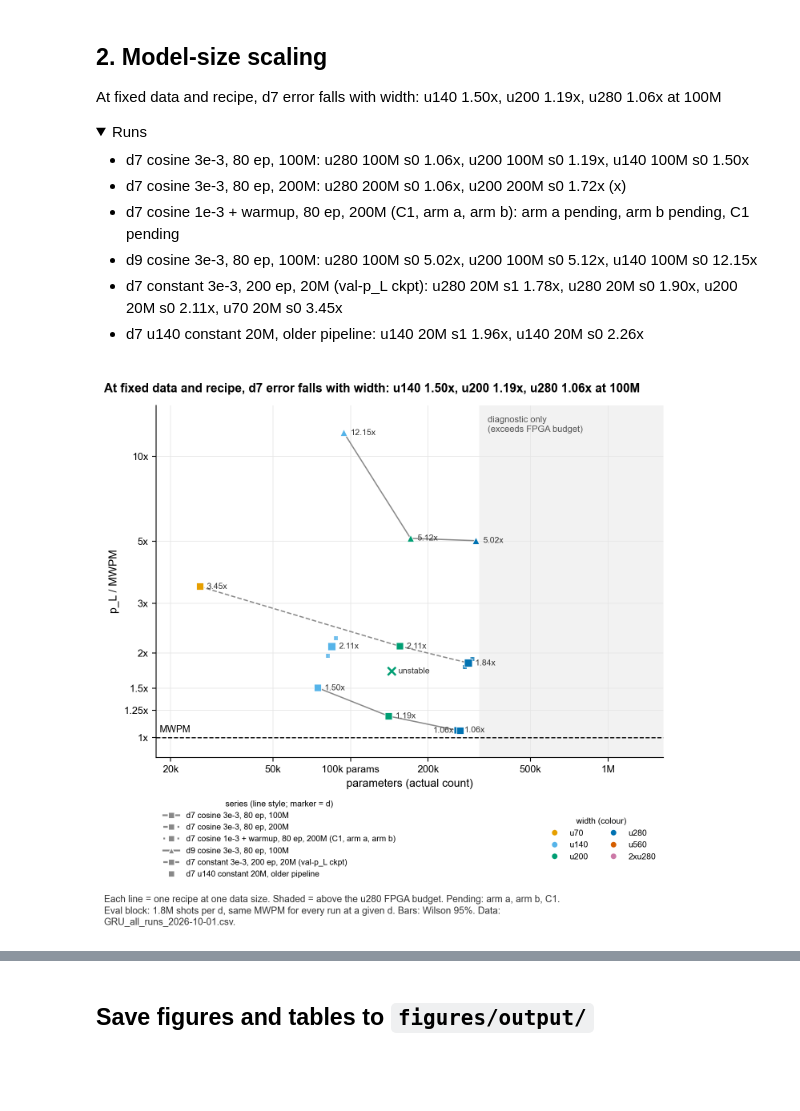
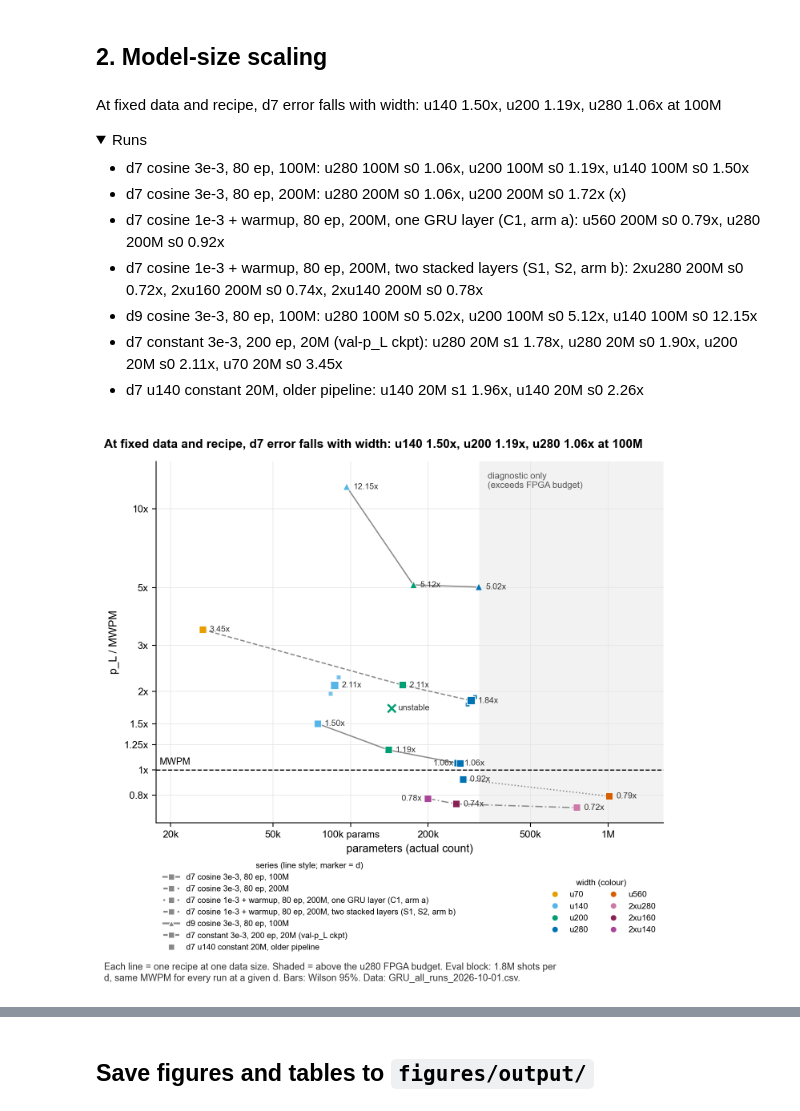
Before and after one commit to karriechey/FNAL-AI4QC-GRU, a Jupyter notebook: notebooks/scaling_laws.ipynb, the cells around one changed output, grey strips where cells are left out. Saved outputs shown, nothing was run; the diff lists cells and outputs as text; code cells hidden in the pictures; folded sections open; blank space fills up the shorter version.

```diff
--- a/notebooks/scaling_laws.ipynb
+++ b/notebooks/scaling_laws.ipynb
@@ -55,24 +57,25 @@ display(r.fit_table()[['series', 'E_over_MWPM', 'E_over_MWPM_lo', 'E_over_MWPM_h
 | 1 | d7 u140 constant 3e-3 (older pipe... | 0.5367 | 0.0000 | 1.1386 | 0.8123 | 0.6872 | 0.9719 |
 # %% [markdown]
 ## 2. Model-size scaling
-
-At fixed data and recipe, d7 error falls with width: u140 1.50x, u200 1.19x, u280 1.06x at 100M
-
-<details><summary>Runs</summary>
-
-- d7 cosine 3e-3, 80 ep, 100M: u280 100M s0 1.06x, u200 100M s0 1.19x, u140 100M s0 1.50x
-- d7 cosine 3e-3, 80 ep, 200M: u280 200M s0 1.06x, u200 200M s0 1.72x (x)
-- d7 cosine 1e-3 + warmup, 80 ep, 200M (C1, arm a, arm b): arm a pending, arm b pending, C1 pending
-- d9 cosine 3e-3, 80 ep, 100M: u280 100M s0 5.02x, u200 100M s0 5.12x, u140 100M s0 12.15x
-- d7 constant 3e-3, 200 ep, 20M (val-p_L ckpt): u280 20M s1 1.78x, u280 20M s0 1.90x, u200 20M s0 2.11x, u70 20M s0 3.45x
-- d7 u140 constant 20M, older pipeline: u140 20M s1 1.96x, u140 20M s0 2.26x
-
-</details>
 # %%
 r = sf.fig2_model_size(data)
+display(Markdown(sf.summary_md(r)))
 display(r.fig)
 plt.close(r.fig)
 # %% [output]
+At fixed data and recipe, d7 error falls with width: u140 1.50x, u200 1.19x, u280 1.06x at 100M
+
+<details><summary>Runs</summary>
+
+- d7 cosine 3e-3, 80 ep, 100M: u280 100M s0 1.06x, u200 100M s0 1.19x, u140 100M s0 1.50x
+- d7 cosine 3e-3, 80 ep, 200M: u280 200M s0 1.06x, u200 200M s0 1.72x (x)
+- d7 cosine 1e-3 + warmup, 80 ep, 200M, one GRU layer (C1, arm a): u560 200M s0 0.79x, u280 200M s0 0.92x
+- d7 cosine 1e-3 + warmup, 80 ep, 200M, two stacked layers (S1, S2, arm b): 2xu280 200M s0 0.72x, 2xu160 200M s0 0.74x, 2xu140 200M s0 0.78x
+- d9 cosine 3e-3, 80 ep, 100M: u280 100M s0 5.02x, u200 100M s0 5.12x, u140 100M s0 12.15x
+- d7 constant 3e-3, 200 ep, 20M (val-p_L ckpt): u280 20M s1 1.78x, u280 20M s0 1.90x, u200 20M s0 2.11x, u70 20M s0 3.45x
+- d7 u140 constant 20M, older pipeline: u140 20M s1 1.96x, u140 20M s0 2.26x
+
+</details>
-[figure, old version]
+[figure, new version]
 # %% [markdown]
 ## 3. Error suppression vs distance
```
Also changed, not shown: parts of 12 cells of this notebook, 24 other files.
